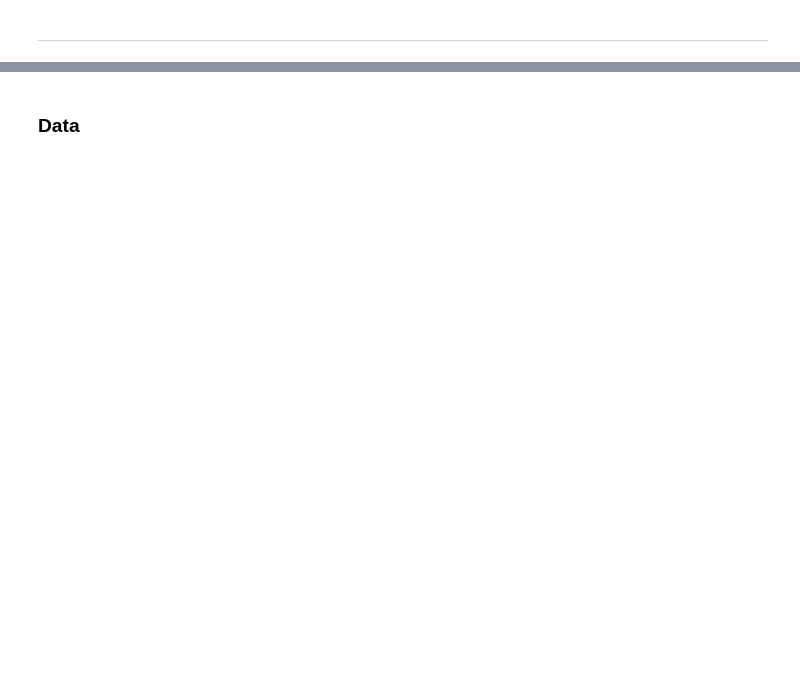
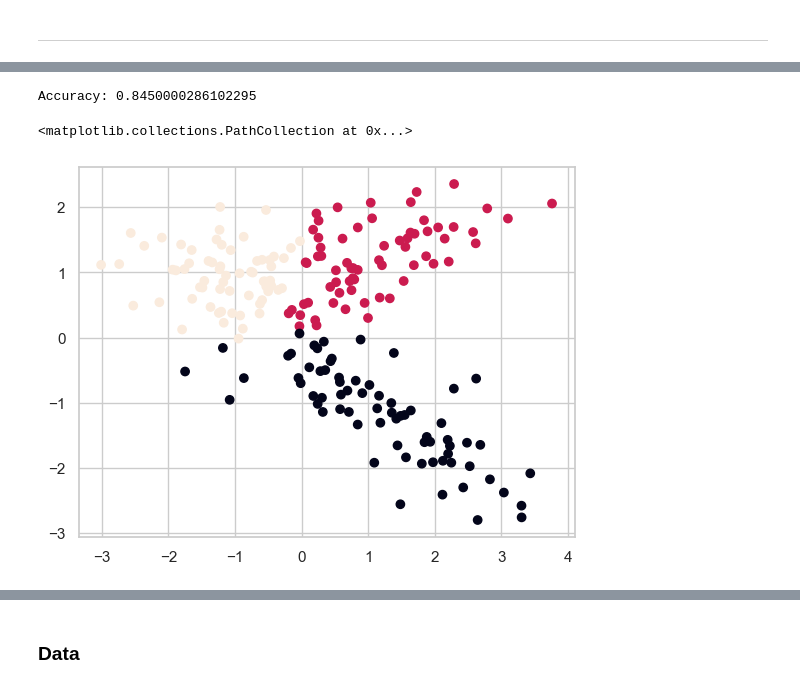
Before and after one commit to simocasaz/Machine_learning_course_repo, a Jupyter notebook: 3_pytorch.ipynb, the cells around one changed output, grey strips where cells are left out. Cells and saved outputs as stored; diff of their text form; code cells hidden in the pictures; blank space fills up the shorter version.

```diff
--- a/3_pytorch.ipynb
+++ b/3_pytorch.ipynb
@@ -512,0 +604,4 @@ plt.show()
+# %%
+loss_function = torch.nn.CrossEntropyLoss()
+# %%
+optimizer = torch.optim.SGD(model.parameters(), lr=0.01)
@@ -512,0 +649,2 @@ plt.show()
+# %%
+train_model(model, optimizer, data_loader, loss_function)
@@ -513,3 +672,29 @@ plt.show()
+# %%
+# Evaluate the model
+
+model.eval() # Set model to eval mode
+
+with torch.no_grad(): # Deactivate gradients for the following code
+    X_test = X_test.to(device)
+    preds = model(X_test)
+    preds = preds.squeeze(dim=1)
+
+# Calculate accuracy
+from torchmetrics import Accuracy
+
+y_test = y_test.to(device)
+accuracy = Accuracy(task='multiclass', num_classes=3).to(device)
+acc = accuracy(preds, y_test)
+print(f"Accuracy: {acc}")
+# %% [output]
+Accuracy: 0.8450000286102295
+# %%
+# Plot the evaluation results
+
+plt.scatter(X_test[:, 0].cpu(), X_test[:, 1].cpu(), marker='o', c=preds.argmax(dim=1).cpu())
+# %% [output]
+<matplotlib.collections.PathCollection at 0x...>
+[figure, added]
 # %% [markdown]
 ## Linear Classification and MLP
 
```
Also changed, not shown: parts of 19 cells of this notebook, 1 other file.
